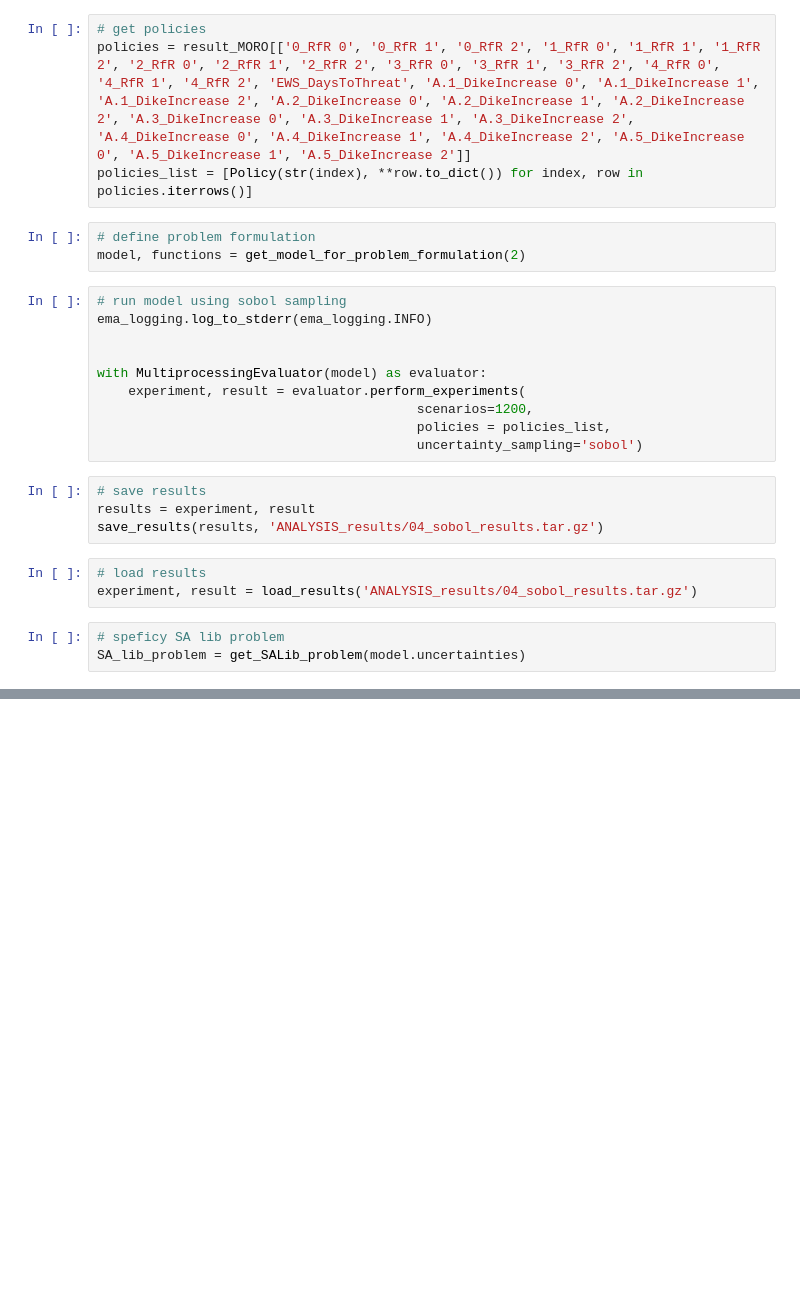
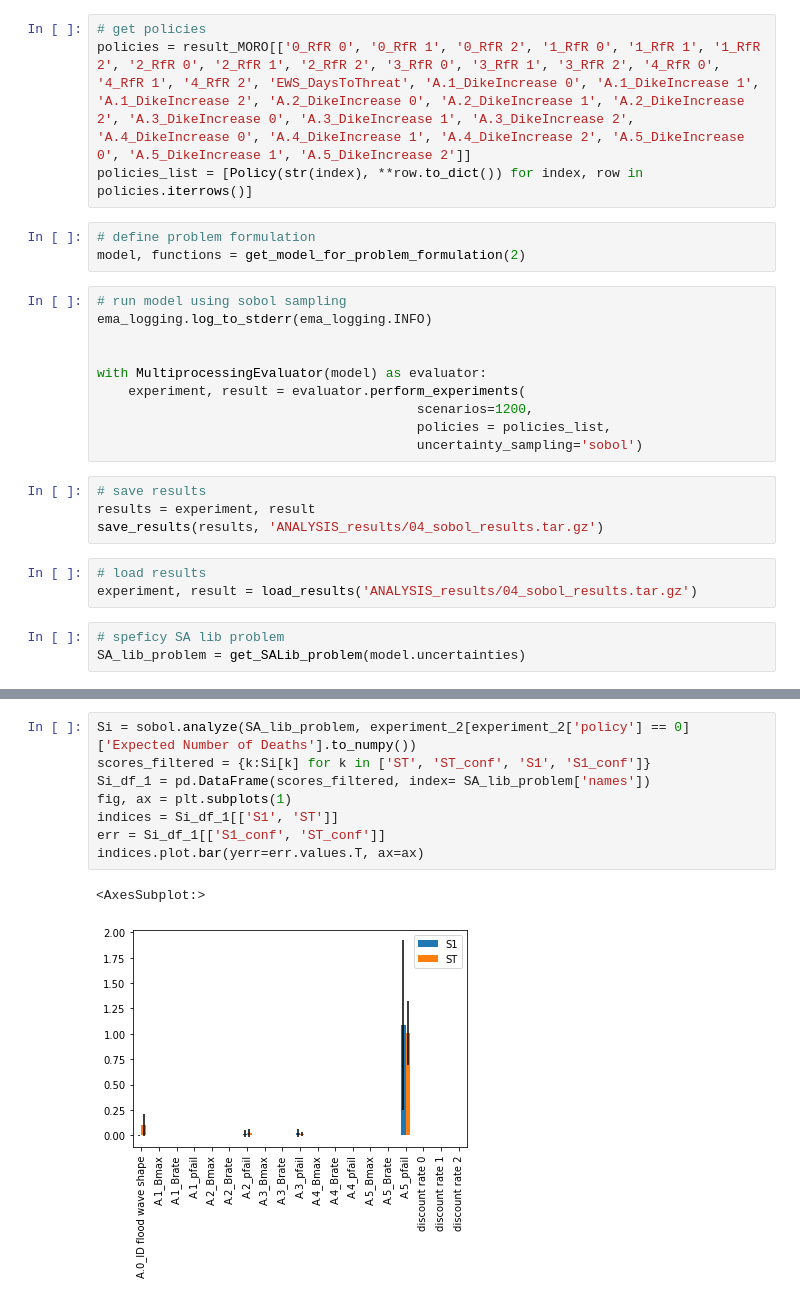
Before and after one commit to floristevito/EPA1361, a Jupyter notebook: lab_sessions/final assignment/ANALYSIS_04_SOBOL.ipynb, the cells around one changed output, grey strips where cells are left out. Drawn from its saved outputs; the diff is of its cells as text; blank space fills up the shorter version.

```diff
--- a/lab_sessions/final assignment/ANALYSIS_04_SOBOL.ipynb
+++ b/lab_sessions/final assignment/ANALYSIS_04_SOBOL.ipynb
@@ -58,0 +75,11 @@ fig.subplots_adjust(bottom=0.3)
+# %%
+Si = sobol.analyze(SA_lib_problem, experiment_2[experiment_2['policy'] == 0]['Expected Number of Deaths'].to_numpy())
+scores_filtered = {k:Si[k] for k in ['ST', 'ST_conf', 'S1', 'S1_conf']}
+Si_df_1 = pd.DataFrame(scores_filtered, index= SA_lib_problem['names'])
+fig, ax = plt.subplots(1)
+indices = Si_df_1[['S1', 'ST']]
+err = Si_df_1[['S1_conf', 'ST_conf']]
+indices.plot.bar(yerr=err.values.T, ax=ax)
+# %% [output]
+<AxesSubplot:>
+[figure, added]
```
Also changed, not shown: parts of 7 cells of this notebook, 1 other file.
